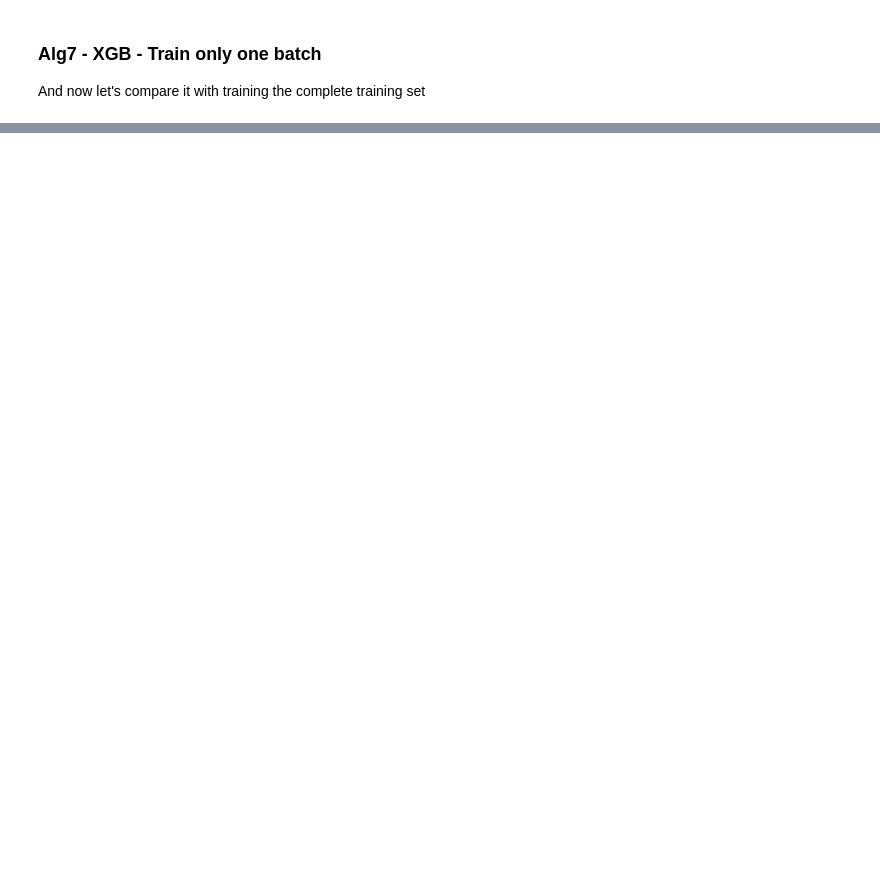
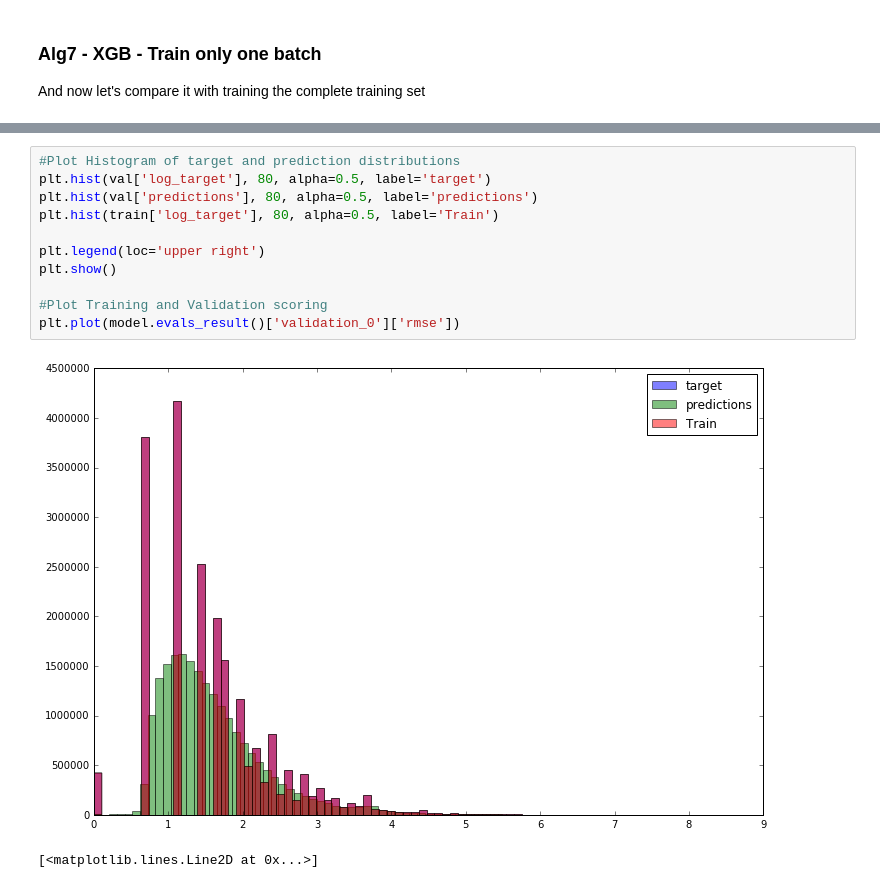
Before and after one commit to pablomarin/kaggle-bimbo, a Jupyter notebook: Step3-Modeling-XGboost.ipynb, the cells around one changed output, grey strips where cells are left out. Saved outputs shown, nothing was run; the diff lists cells and outputs as text; blank space fills up the shorter version.

```diff
--- a/Step3-Modeling-XGboost.ipynb
+++ b/Step3-Modeling-XGboost.ipynb
@@ -309,0 +309,14 @@ plt.plot(model.evals_result()['validation_0']['rmse'])
+# %%
+#Plot Histogram of target and prediction distributions
+plt.hist(val['log_target'], 80, alpha=0.5, label='target')
+plt.hist(val['predictions'], 80, alpha=0.5, label='predictions')
+plt.hist(train['log_target'], 80, alpha=0.5, label='Train')
+
+plt.legend(loc='upper right')
+plt.show()
+
+#Plot Training and Validation scoring
+plt.plot(model.evals_result()['validation_0']['rmse'])
+# %% [output]
+[figure, added]
+[<matplotlib.lines.Line2D at 0x...>]
```
Also changed, not shown: parts of 8 cells of this notebook, 2 other files.
